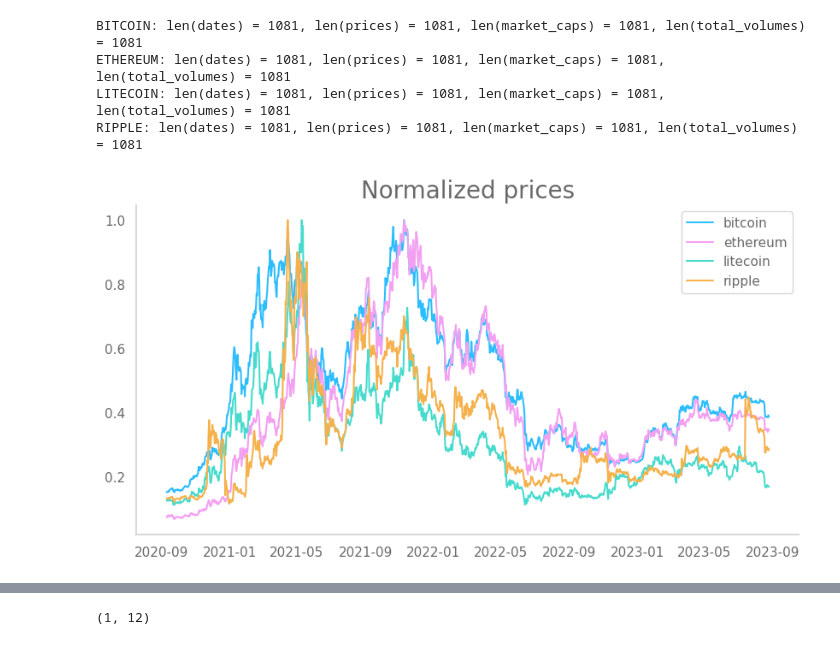
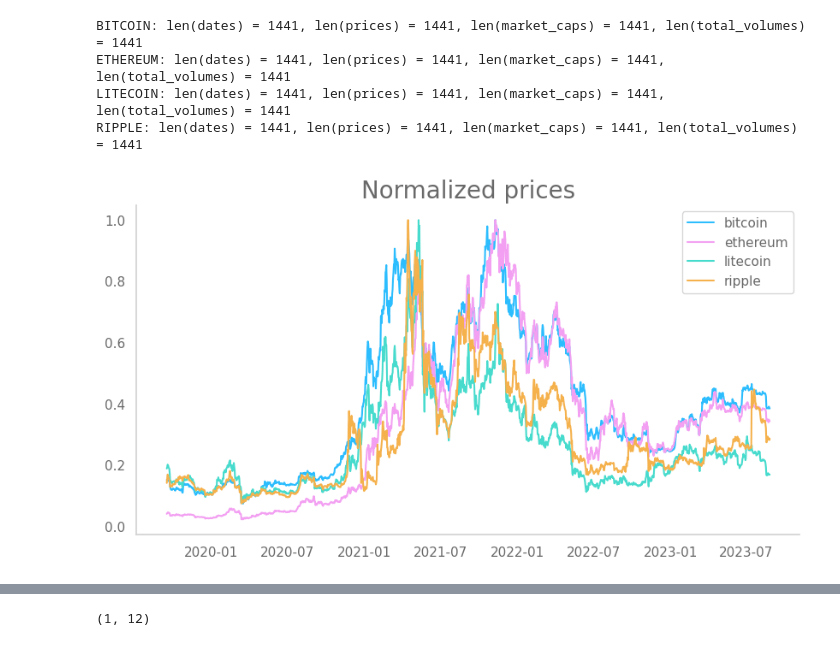
Before and after one commit to damiano1996/gym-trading, a Jupyter notebook: examples/example-Copy1.ipynb, the cells around one changed output, grey strips where cells are left out. Drawn from its saved outputs; the diff is of its cells as text; code cells hidden in the pictures.

```diff
--- a/examples/example-Copy1.ipynb
+++ b/examples/example-Copy1.ipynb
@@ -49,36 +49,36 @@ def get_symbol_history(symbol, n_days):
         'Total Volume': total_volumes
     })
 # %%
-N_DAYS = 360 * 3
+N_DAYS = 360 * 4
 
 SYMBOLS = [
     'bitcoin',
     'ethereum',
     'litecoin',
     'ripple'
 ]
 datasets = {}
 
 df = pd.DataFrame()
 
 for symbol in SYMBOLS:
     df = get_symbol_history(symbol, N_DAYS)
 
     # removing the last row since someimes are not aligned
     df.drop(df.index[-1], inplace=True)
 
     plt.plot(df['Date'], df['Price'] / np.max(df['Price']), label=symbol)
     datasets[symbol] = df
 
 plt.title('Normalized prices')
 plt.legend()
 plt.show()
 # %% [output]
-BITCOIN: len(dates) = 1081, len(prices) = 1081, len(market_caps) = 1081, len(total_volumes) = 1081
-ETHEREUM: len(dates) = 1081, len(prices) = 1081, len(market_caps) = 1081, len(total_volumes) = 1081
-LITECOIN: len(dates) = 1081, len(prices) = 1081, len(market_caps) = 1081, len(total_volumes) = 1081
-RIPPLE: len(dates) = 1081, len(prices) = 1081, len(market_caps) = 1081, len(total_volumes) = 1081
+BITCOIN: len(dates) = 1441, len(prices) = 1441, len(market_caps) = 1441, len(total_volumes) = 1441
+ETHEREUM: len(dates) = 1441, len(prices) = 1441, len(market_caps) = 1441, len(total_volumes) = 1441
+LITECOIN: len(dates) = 1441, len(prices) = 1441, len(market_caps) = 1441, len(total_volumes) = 1441
+RIPPLE: len(dates) = 1441, len(prices) = 1441, len(market_caps) = 1441, len(total_volumes) = 1441
-[figure, old version]
+[figure, new version]
 # %%
 def train_valid_test_df(df, split_rate=0.2):
     train_df, test_df = train_test_split(df, test_size=split_rate, shuffle=False)
```
Also changed, not shown: parts of 19 cells of this notebook, 4 other files.
